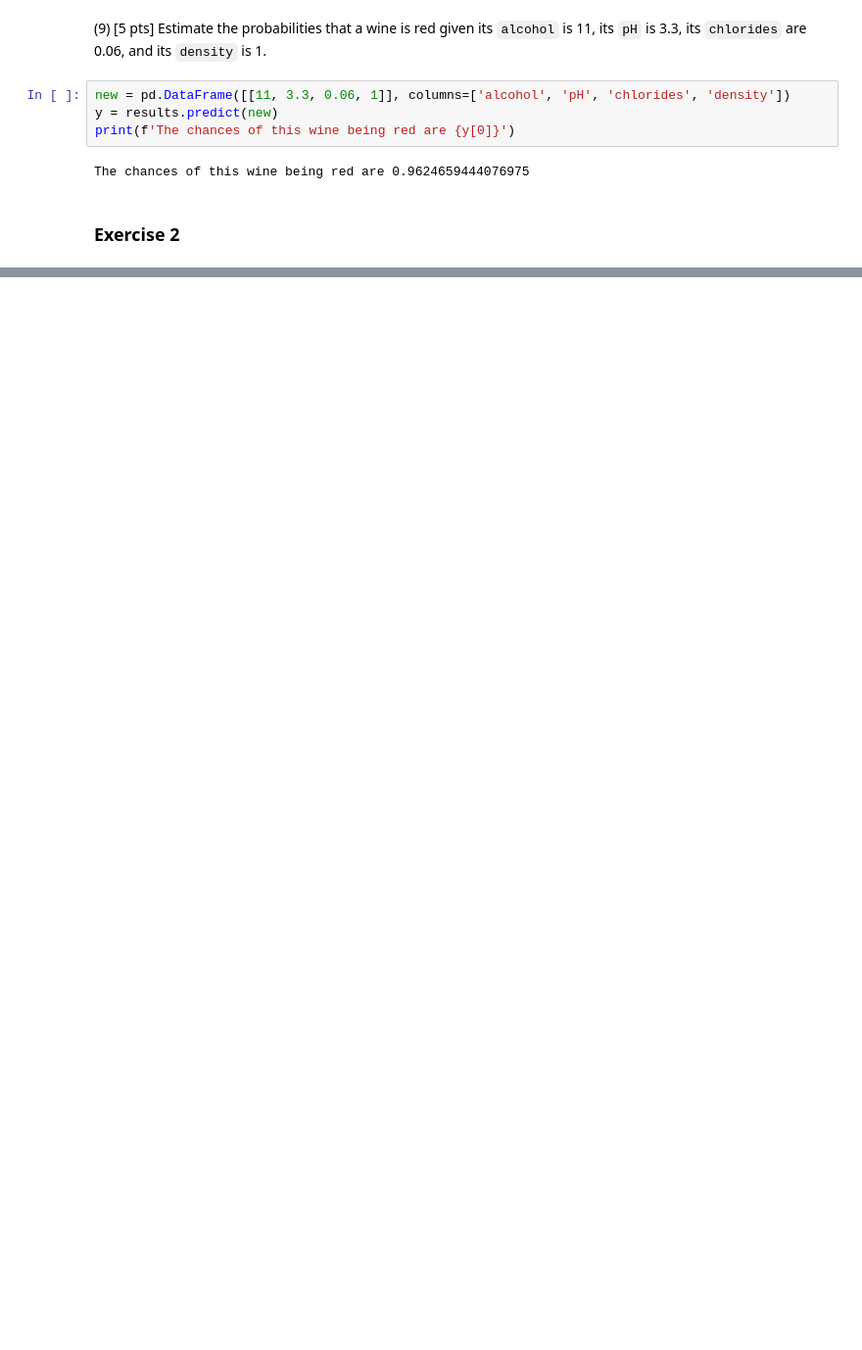
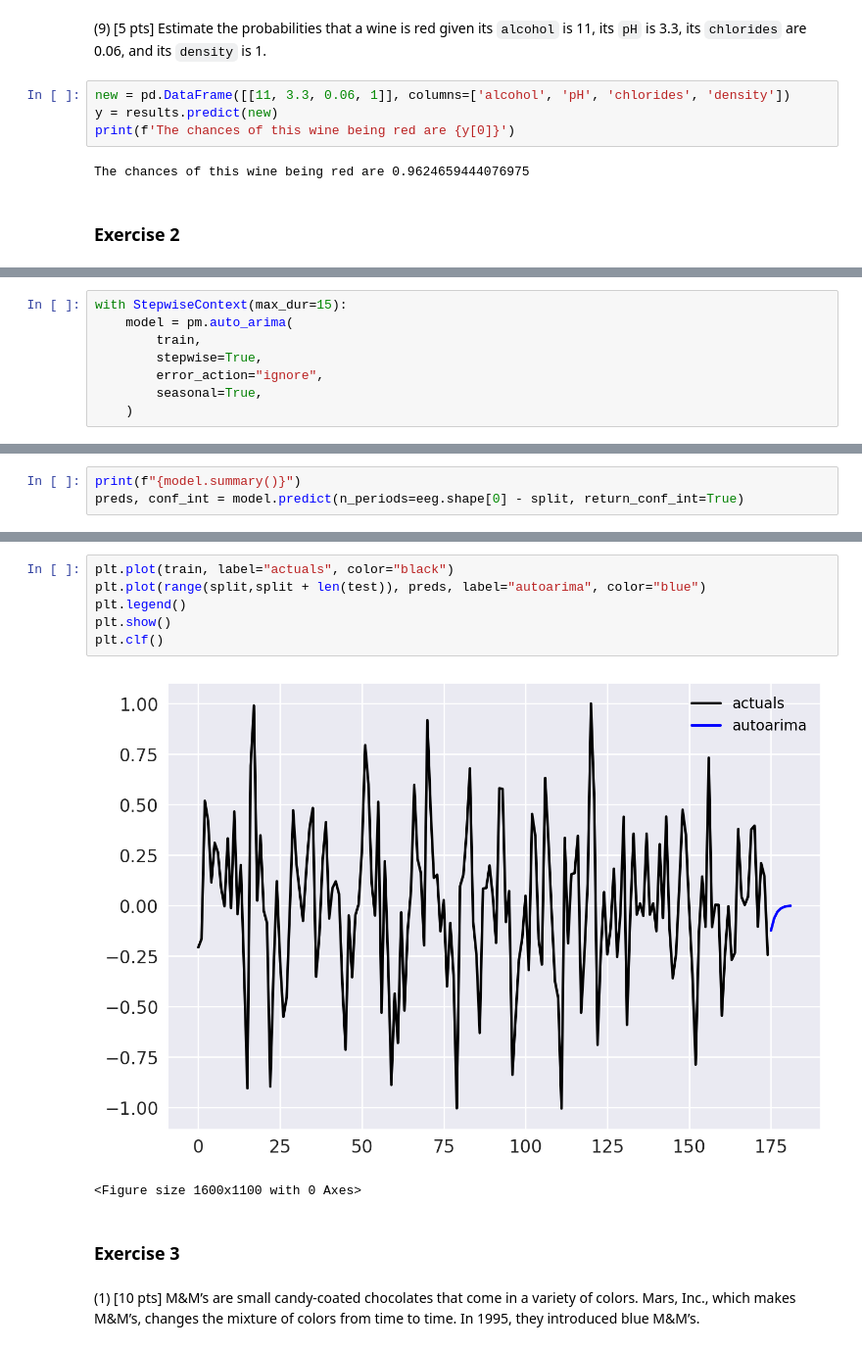
Before and after one commit to seneca86/Sample_final_EMS, a Jupyter notebook: main.ipynb, the cells around one changed output, grey strips where cells are left out. Shown at 98% size. Saved outputs shown, nothing was run; the diff lists cells and outputs as text; blank space fills up the shorter version.

```diff
--- a/main.ipynb
+++ b/main.ipynb
@@ -178,0 +220,8 @@ The chances of this wine being red are 0.9624659444076975
+# %%
+with StepwiseContext(max_dur=15):
+    model = pm.auto_arima(
+        train,
+        stepwise=True,
+        error_action="ignore",
+        seasonal=True,
+    )
@@ -178,0 +230,3 @@ The chances of this wine being red are 0.9624659444076975
+# %%
+print(f"{model.summary()}")
+preds, conf_int = model.predict(n_periods=eeg.shape[0] - split, return_conf_int=True)
@@ -178,0 +251,13 @@ The chances of this wine being red are 0.9624659444076975
+# %%
+plt.plot(train, label="actuals", color="black")
+plt.plot(range(split,split + len(test)), preds, label="autoarima", color="blue")
+plt.legend()
+plt.show()
+plt.clf()
+# %% [output]
+[figure, added]
+<Figure size 1600x1100 with 0 Axes>
+# %% [markdown]
+### Exercise 3
+# %% [markdown]
+(1) [10 pts] M&M’s are small candy-coated chocolates that come in a variety of colors. Mars, Inc., which makes M&M’s, changes the mixture of colors from time to time. In 1995, they introduced blue M&M’s.
```
Also changed, not shown: parts of 14 cells of this notebook.
